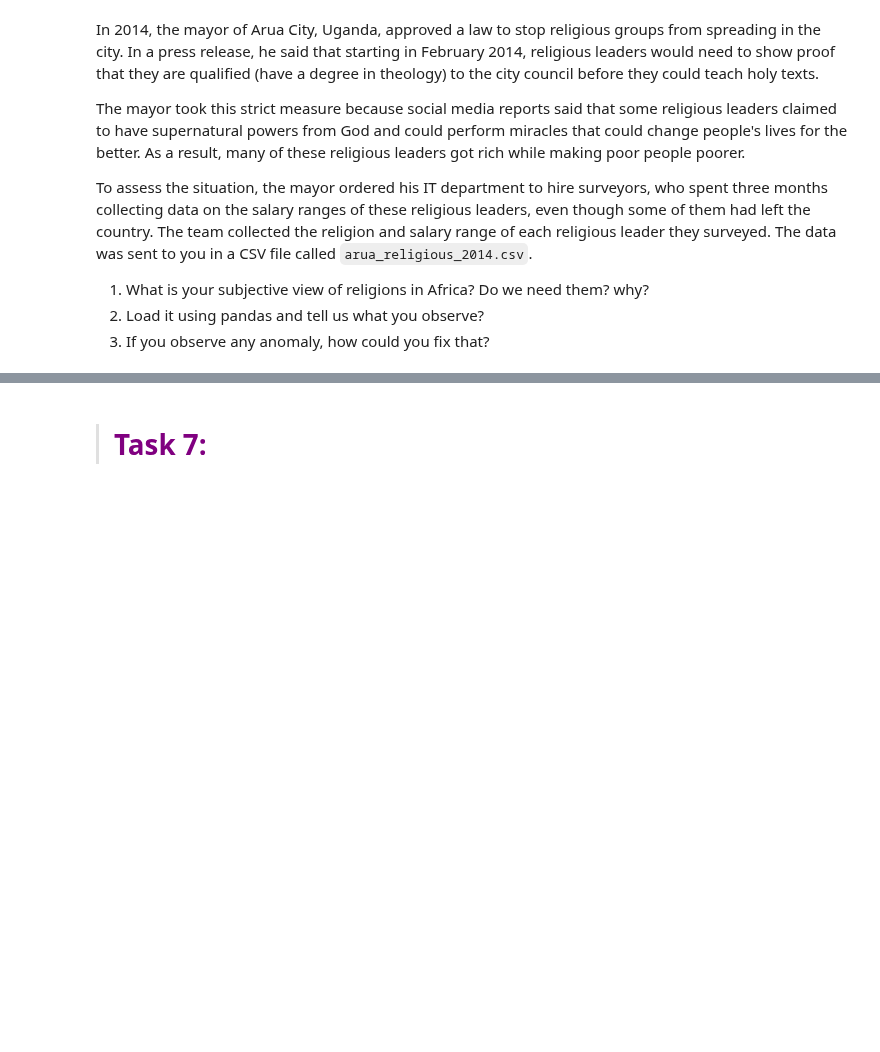
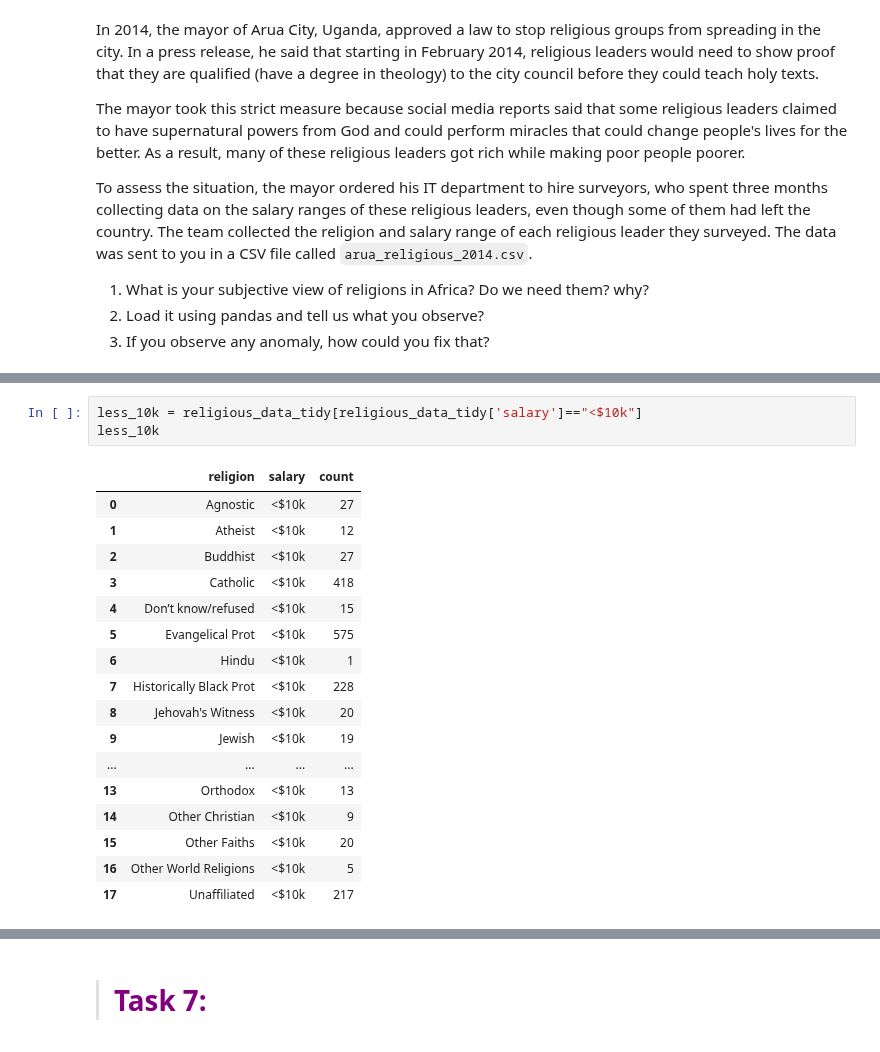
Before and after one commit to lekoundanmgedeon/data-preprocessing-daily-reports, a Jupyter notebook: module_02/03_Data_Cleaning.ipynb, the cells around one changed output, grey strips where cells are left out. Drawn from its saved outputs; the diff is of its cells as text; blank space fills up the shorter version.

```diff
--- a/module_02/03_Data_Cleaning.ipynb
+++ b/module_02/03_Data_Cleaning.ipynb
@@ -131,0 +161,21 @@ To assess the situation, the mayor ordered his IT department to hire surveyors,
+# %%
+less_10k = religious_data_tidy[religious_data_tidy['salary']=="<$10k"]
+less_10k
+# %% [output]
+|  | religion | salary | count |
+| 0 | Agnostic | <$10k | 27 |
+| 1 | Atheist | <$10k | 12 |
+| 2 | Buddhist | <$10k | 27 |
+| 3 | Catholic | <$10k | 418 |
+| 4 | Don’t know/refused | <$10k | 15 |
+| 5 | Evangelical Prot | <$10k | 575 |
+| 6 | Hindu | <$10k | 1 |
+| 7 | Historically Black Prot | <$10k | 228 |
+| 8 | Jehovah's Witness | <$10k | 20 |
+| 9 | Jewish | <$10k | 19 |
+| ... | ... | ... | ... |
+| 13 | Orthodox | <$10k | 13 |
+| 14 | Other Christian | <$10k | 9 |
+| 15 | Other Faiths | <$10k | 20 |
+| 16 | Other World Religions | <$10k | 5 |
+| 17 | Unaffiliated | <$10k | 217 |
```
Also changed, not shown: parts of 3 cells of this notebook, 1 other file.
